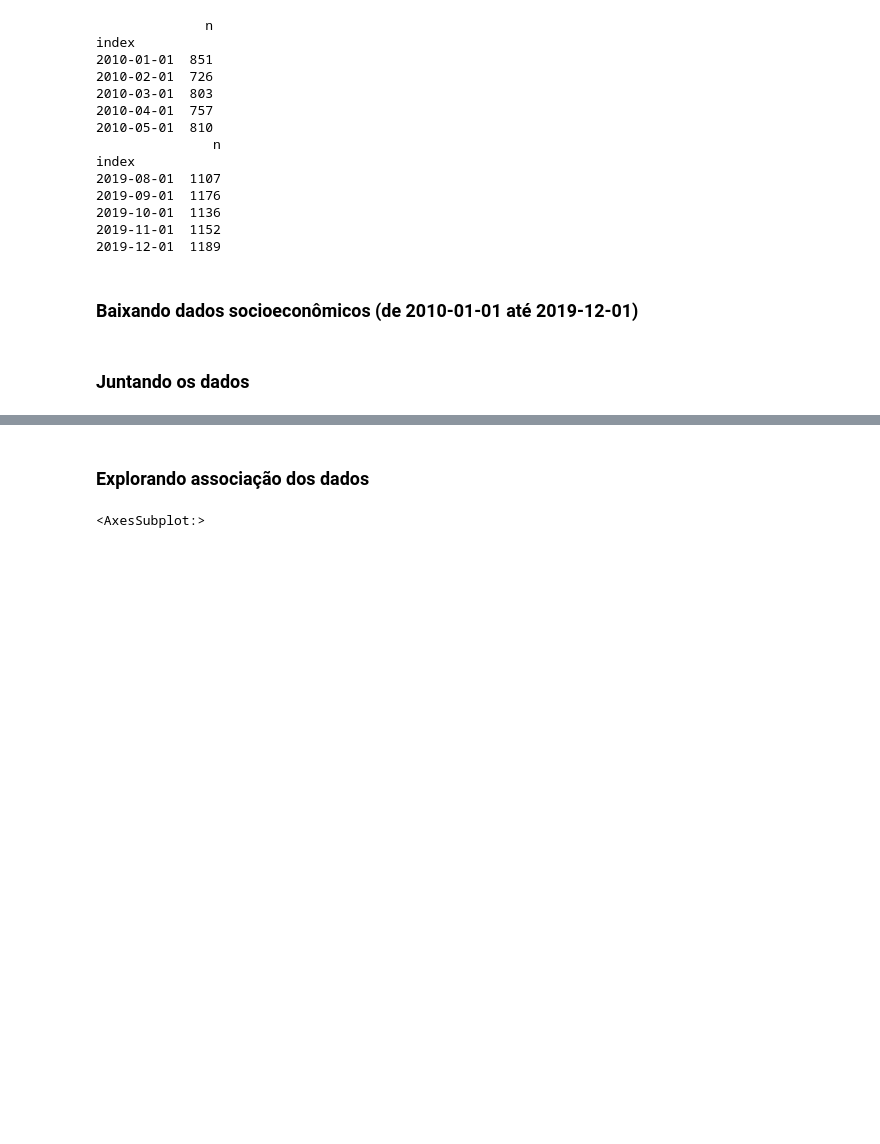
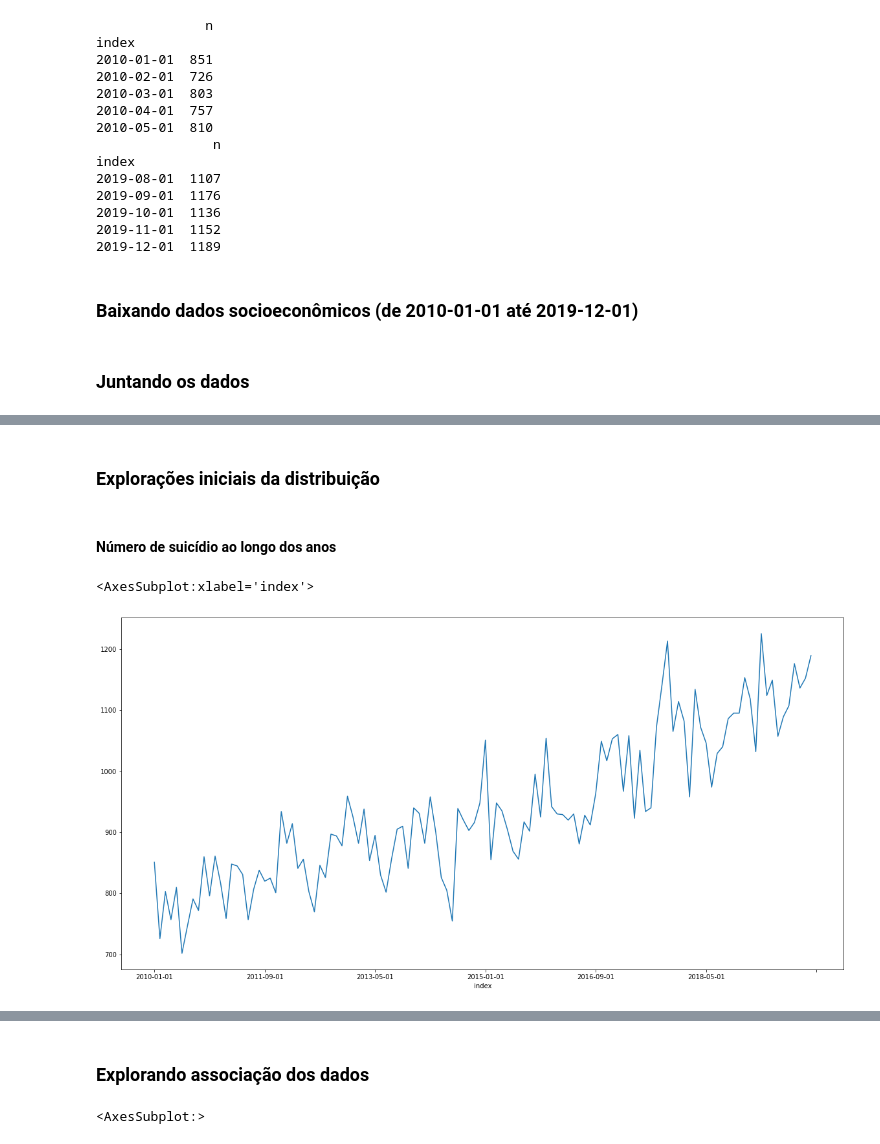
Before and after one commit to GabrielReisR/suicide_in_brazil, a Jupyter notebook: analyses/previsao_suicidios.ipynb, the cells around one changed output, grey strips where cells are left out. Saved outputs shown, nothing was run; the diff lists cells and outputs as text; code cells hidden in the pictures; blank space fills up the shorter version.

```diff
--- a/analyses/previsao_suicidios.ipynb
+++ b/analyses/previsao_suicidios.ipynb
@@ -213 +205,10 @@ df
 120 rows × 7 columns
+# %% [markdown]
+### Explorações iniciais da distribuição
+# %% [markdown]
+#### Número de suicídio ao longo dos anos
+# %%
+df['n'].plot(figsize = (20, 10))
+# %% [output]
+<AxesSubplot:xlabel='index'>
+[figure, added]
```
Also changed, not shown: parts of 47 cells of this notebook.
